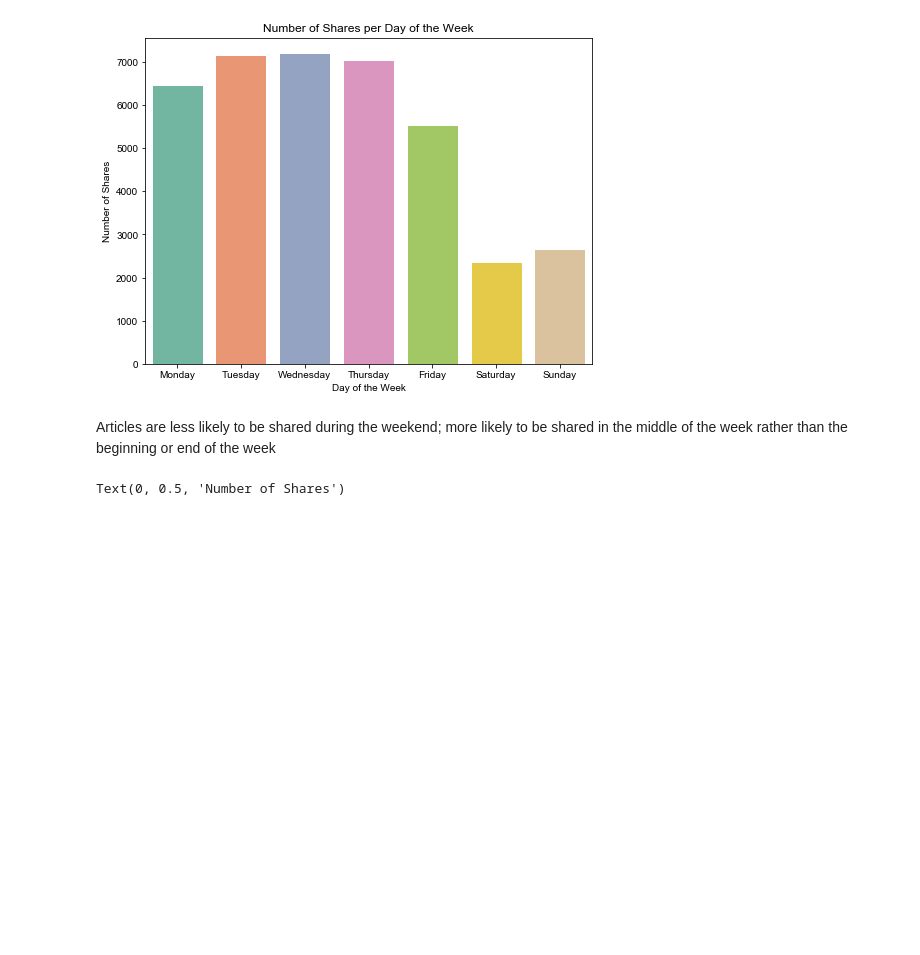
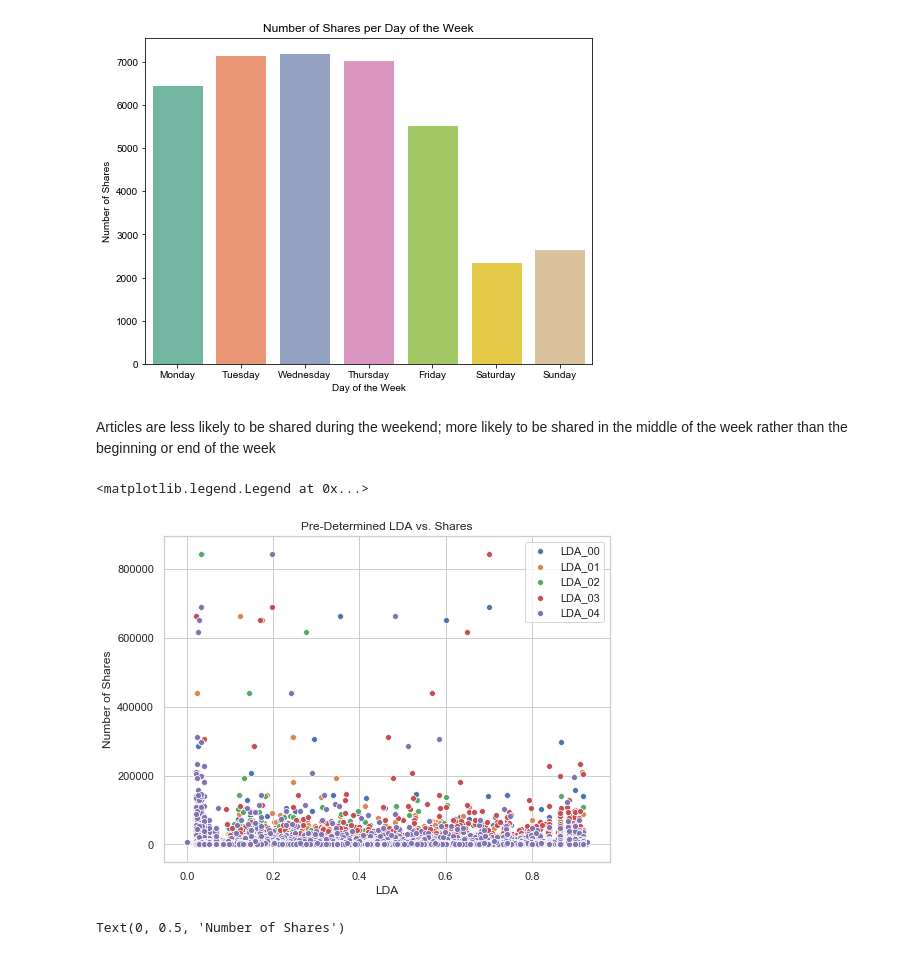
Before and after one commit to samraykhman/online_news_popularity, a Jupyter notebook: online_news_cleaning_eda.ipynb, the cells around one changed output. Drawn from its saved outputs; the diff is of its cells as text; code cells hidden in the pictures; blank space fills up the shorter version.

```diff
--- a/online_news_cleaning_eda.ipynb
+++ b/online_news_cleaning_eda.ipynb
@@ -207,3 +201,20 @@ ax = sns.scatterplot(x='lda', y='shares', data=dropped_news)
+# %%
+# attempt at graphing LDA
+fig, ax = plt.subplots(figsize=(8,6))
+sns.set(style='whitegrid')
+sns.set_context('notebook')
+ax = sns.scatterplot(x='LDA_00', y='shares', data=dropped_news, ax=ax)
+ax = sns.scatterplot(x='LDA_01', y='shares', data=dropped_news, ax=ax)
+ax = sns.scatterplot(x='LDA_02', y='shares', data=dropped_news, ax=ax)
+ax = sns.scatterplot(x='LDA_03', y='shares', data=dropped_news, ax=ax)
+ax = sns.scatterplot(x='LDA_04', y='shares', data=dropped_news, ax=ax)
+plt.title('Pre-Determined LDA vs. Shares')
+plt.xlabel('LDA')
+plt.ylabel('Number of Shares')
+plt.legend(['LDA_00', 'LDA_01', 'LDA_02', 'LDA_03', 'LDA_04'])
+# %% [output]
+<matplotlib.legend.Legend at 0x...>
+[figure, added]
 # %%
 channel_conditions = [dropped_news.data_channel_is_lifestyle == 1, dropped_news.data_channel_is_entertainment == 1,
                       dropped_news.data_channel_is_bus == 1, dropped_news.data_channel_is_socmed == 1,
```
Also changed, not shown: parts of 7 cells of this notebook, 4 other files.
